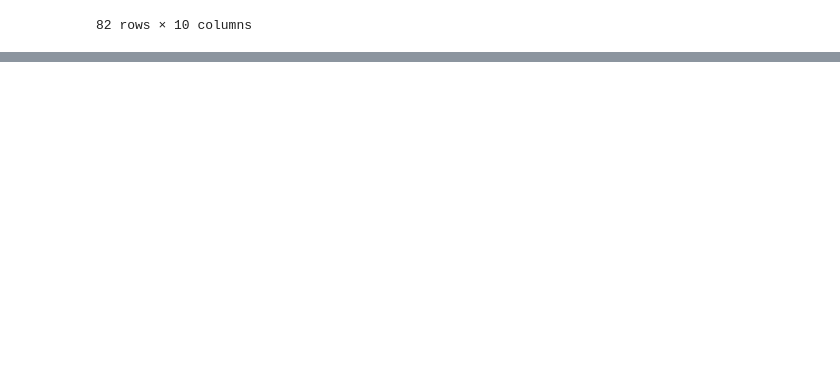
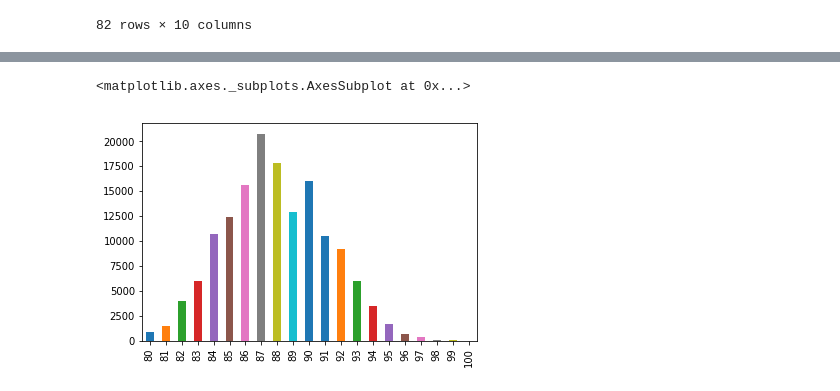
Before and after one commit to lutherkhill/pandas-tutorial, a Jupyter notebook: Pandas Turtorial.ipynb, the cells around one changed output, grey strips where cells are left out. Drawn from its saved outputs; the diff is of its cells as text; code cells hidden in the pictures; blank space fills up the shorter version.

```diff
--- a/Pandas Turtorial.ipynb
+++ b/Pandas Turtorial.ipynb
@@ -188,0 +201,6 @@ display(top_oceania_wines)
+# %%
+#Number of reviews of a certain score and plot as bar graph
+reviews['points'].value_counts().sort_index().plot.bar()
+# %% [output]
+<matplotlib.axes._subplots.AxesSubplot at 0x...>
+[figure, added]
```
Also changed, not shown: parts of 11 cells of this notebook.
